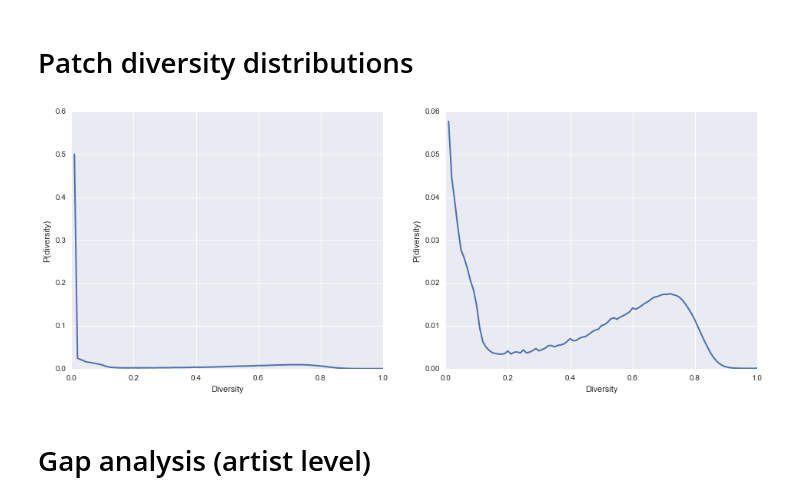
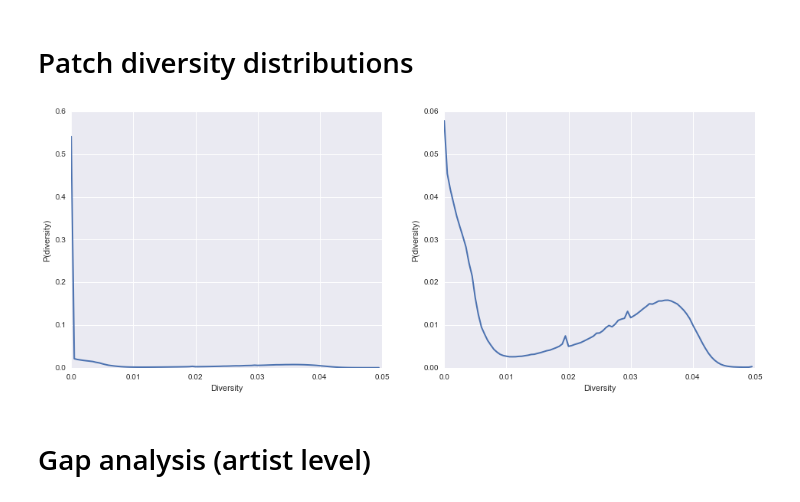
Before and after one commit to jlorince/MusicForaging, a Jupyter notebook: notebooks/result_viz.ipynb, the cells around one changed output. Cells and saved outputs as stored; diff of their text form; code cells hidden in the pictures.

```diff
--- a/notebooks/result_viz.ipynb
+++ b/notebooks/result_viz.ipynb
@@ -330,26 +330,26 @@ ax.legend(loc='lower right')
 # %% [markdown]
 # Patch diversity distributions
 # %%
-# df = pd.read_table('../testData/diversity_concat',header=None,names=['user','basis','d']).drop_duplicates(['user','basis'])
-# df['d'] = df['d'].apply(lambda s: np.array(s.split(','),dtype=float))
-# bins = np.arange(0,1.01,.2)
+df = pd.read_table('../testData/diversity_concat',header=None,names=['user','basis','d']).drop_duplicates(['user','basis'])
+df['d'] = df['d'].apply(lambda s: np.array(s.split(','),dtype=float))
+bins = np.arange(0,1.01,.01)
 
 fig,axes = plt.subplots(1,2,figsize=(16,6))
 zeros = np.nanmean(np.vstack(df[df['basis']=='zeros']['d'].values),axis=0)
 nozeros = np.nanmean(np.vstack(df[df['basis']=='nozeros']['d'].values),axis=0)
 
-axes[0].plot(np.arange(1,101,1),zeros,lw=2,label='including zeros')
+axes[0].plot(zeros,lw=2,label='including zeros')
 #axes[0].set_yscale('log')
-axes[1].plot(np.arange(1,101,1),nozeros,lw=2,ls='-',label='excluding zeros')
+axes[1].plot(nozeros,lw=2,ls='-',label='excluding zeros')
 for ax in axes:
     ax.set_ylabel('P(diversity)')
     ax.set_xlabel('Diversity')
     ax.set_xlim(1,len(blocks))
     ax.set_xticks(np.arange(0,101,20))
     ax.set_xticklabels(bins)
 #axes[0].legend(loc='upper right')
 # %% [output]
-[figure, old version]
+[figure, new version]
 # %% [markdown]
 # Gap analysis (artist level)
 # %%
```
Also changed, not shown: parts of 2 cells of this notebook, 1 other file.
